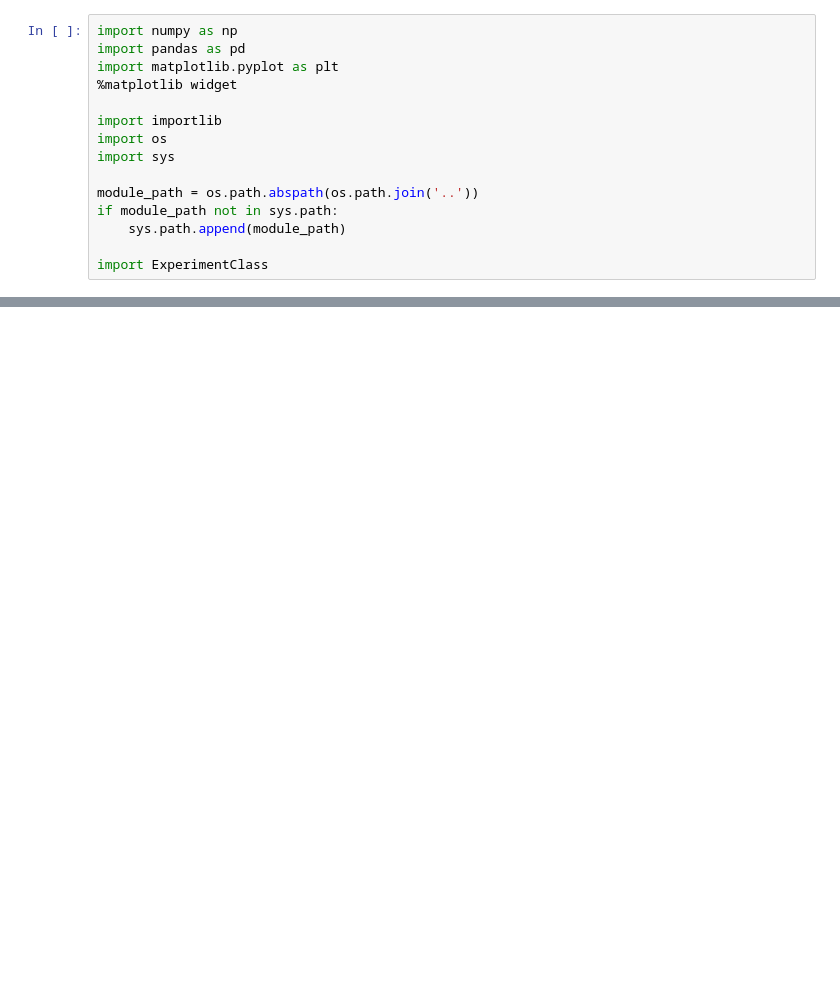
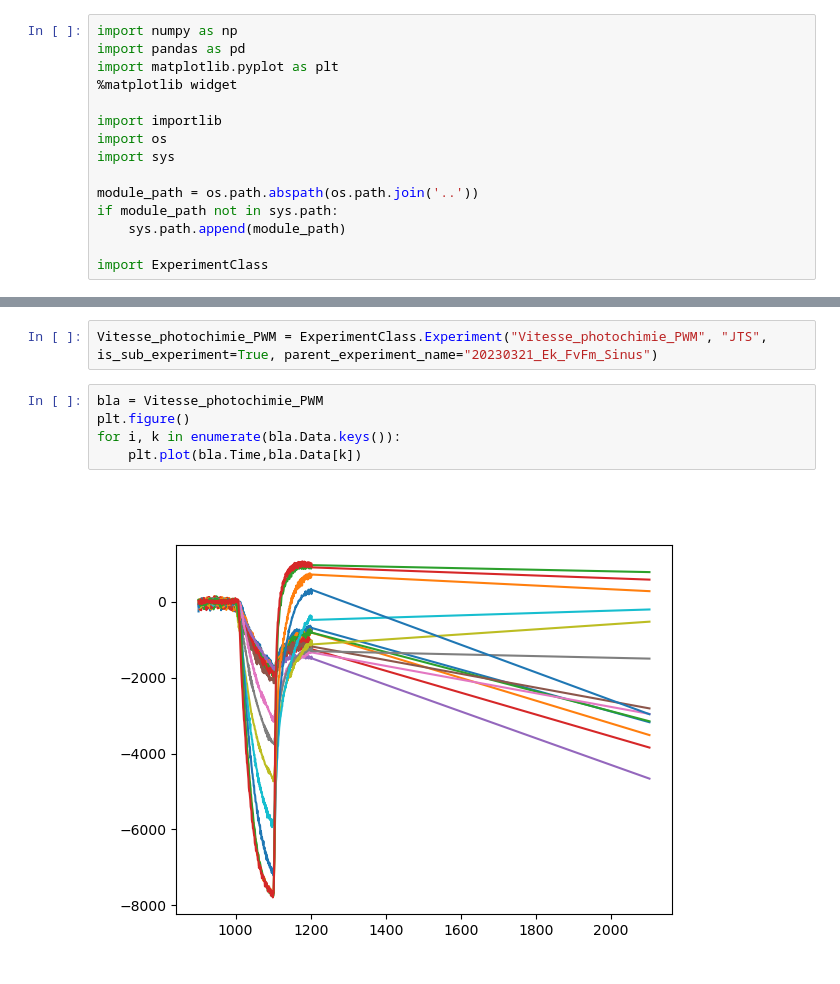
Before and after one commit to orlandomarcelo/DREAM_repo, a Jupyter notebook: Notebooks/test_pipeline.ipynb, the cells around one changed output, grey strips where cells are left out. Drawn from its saved outputs; the diff is of its cells as text; blank space fills up the shorter version.

```diff
--- a/Notebooks/test_pipeline.ipynb
+++ b/Notebooks/test_pipeline.ipynb
@@ -54,0 +91,9 @@ array([False, False, False, False, False, False, False, False, False,
+# %%
+Vitesse_photochimie_PWM = ExperimentClass.Experiment("Vitesse_photochimie_PWM", "JTS", is_sub_experiment=True, parent_experiment_name="20230321_Ek_FvFm_Sinus")
+# %%
+bla = Vitesse_photochimie_PWM
+plt.figure()
+for i, k in enumerate(bla.Data.keys()):
+    plt.plot(bla.Time,bla.Data[k])
+# %% [output]
+[figure, added]
```
Also changed, not shown: parts of 12 cells of this notebook, 1 other file.
